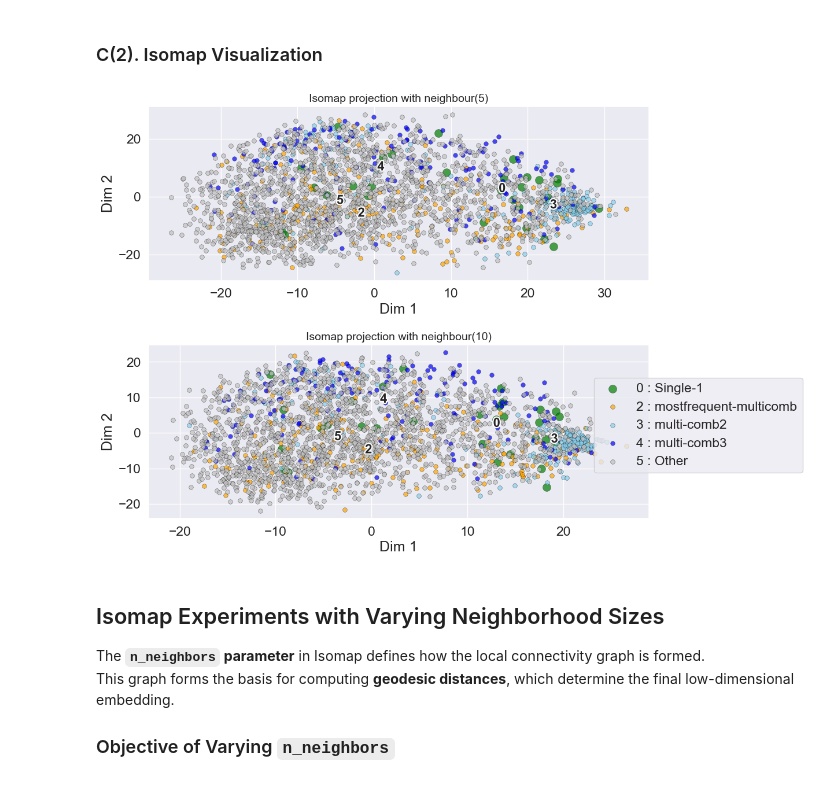
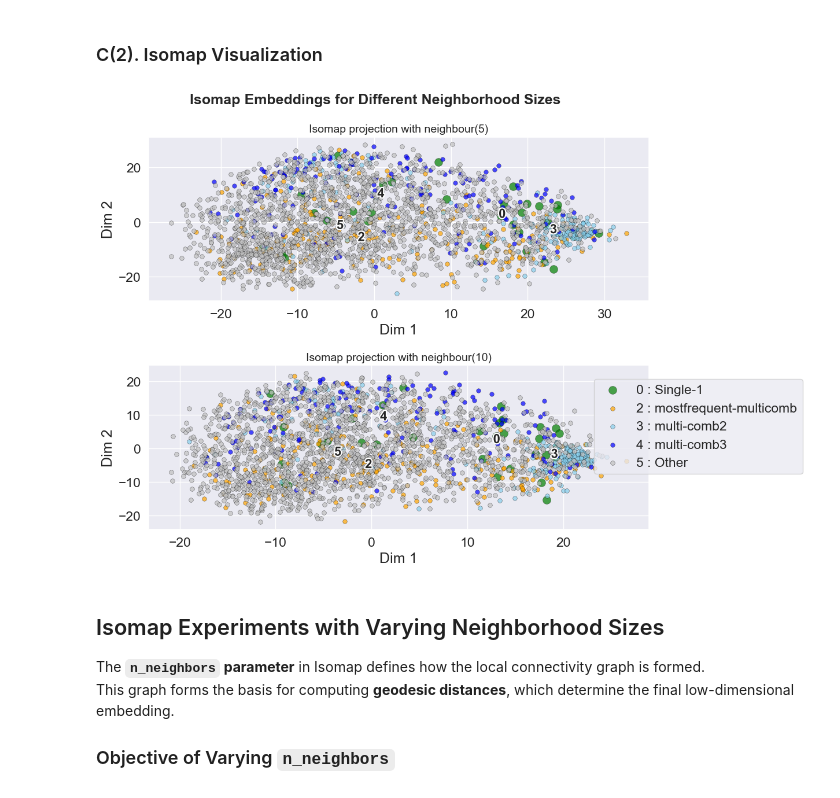
Before and after one commit to harshit-8118/assignment-5-harshit-8118, a Jupyter notebook: Assignment_5.ipynb, the cells around one changed output. Cells and saved outputs as stored; diff of their text form; code cells hidden in the pictures.

```diff
--- a/Assignment_5.ipynb
+++ b/Assignment_5.ipynb
@@ -236,7 +236,7 @@ ax = sns.barplot(
     palette="viridis"
 )
 
-ax.set_title("Distribution of Labels in Yeast Dataset", fontsize=16)
+ax.set_title("Distribution of Labels in Yeast Dataset", fontsize=22)
 ax.set_xlabel("Class", fontsize=12)
 ax.set_ylabel("Per class frequency", fontsize=12)
 
@@ -645,7 +647,7 @@ def iso_plots(results_dict, categories, cat_names,
     """
     n = len(results_dict)
     fig, axes = plt.subplots(nrows, ncols, figsize=figsize, squeeze=False)
-
+    fig.suptitle("Isomap Embeddings for Different Neighborhood Sizes", fontsize=18, weight='bold')
     for ax, (label, coords) in zip(axes.flat, results_dict.items()):
         for c in np.unique(categories):
             mask = categories == c
@@ -656,34 +658,34 @@ def iso_plots(results_dict, categories, cat_names,
                        label=str(c) + " : " + cat_names.get(int(c), str(c)),
                        alpha=0.7, edgecolor='k', linewidth=0.3)
 
         # Add cluster label text
         for c in np.unique(categories):
             xtext, ytext = np.median(coords[categories == c, :], axis=0)
             txt = ax.text(xtext, ytext, str(c),
                           fontsize=16, weight='bold',
                           ha='center', va='center')
             txt.set_path_effects([
                 PathEffects.Stroke(linewidth=3, foreground="w"),
                 PathEffects.Normal()])
 
         ax.set_title(f"Isomap projection with neighbour({label})", fontsize=14)
         ax.set_xlabel("Dim 1")
         ax.set_ylabel("Dim 2")
 
     # Hide unused subplots if any
     for ax in axes.flat[n:]:
         ax.set_visible(False)
 
     # Shared legend on the right side
     handles, labels = axes.flat[0].get_legend_handles_labels()
     fig.legend(handles, labels, loc="center right", bbox_to_anchor=(1.25, 0.5))
 
     plt.tight_layout()
     plt.show()
 
 iso_plots(isoresults, cat, cat_names=cat_names)
 # %% [output]
-[figure, old version]
+[figure, new version]
 # %% [markdown]
 ## Isomap Experiments with Varying Neighborhood Sizes
 
```
Also changed, not shown: parts of 4 cells of this notebook, 1 other file.
